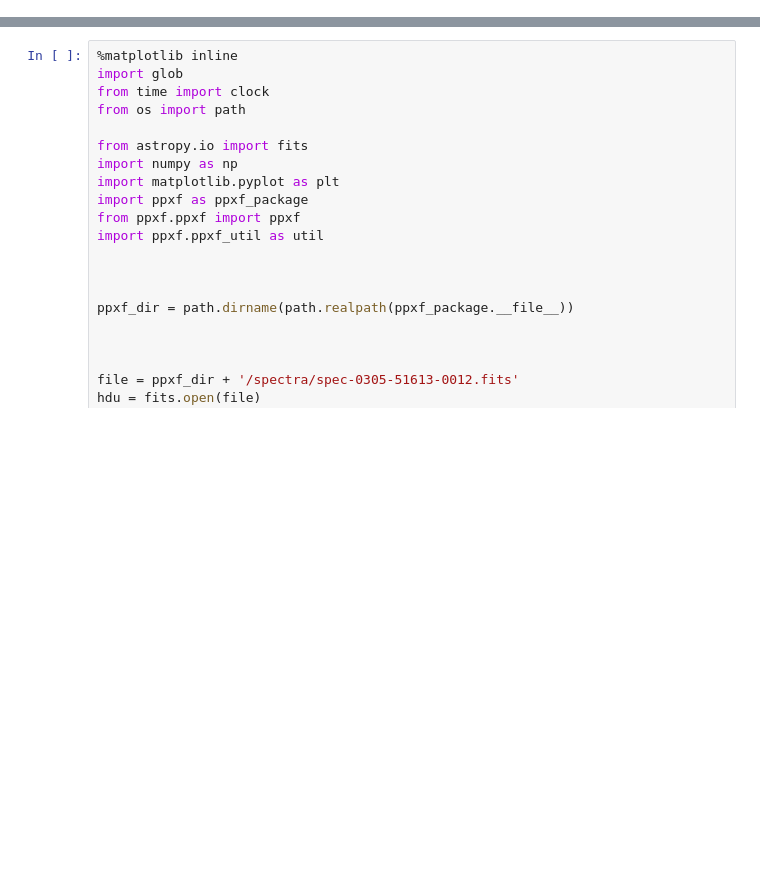
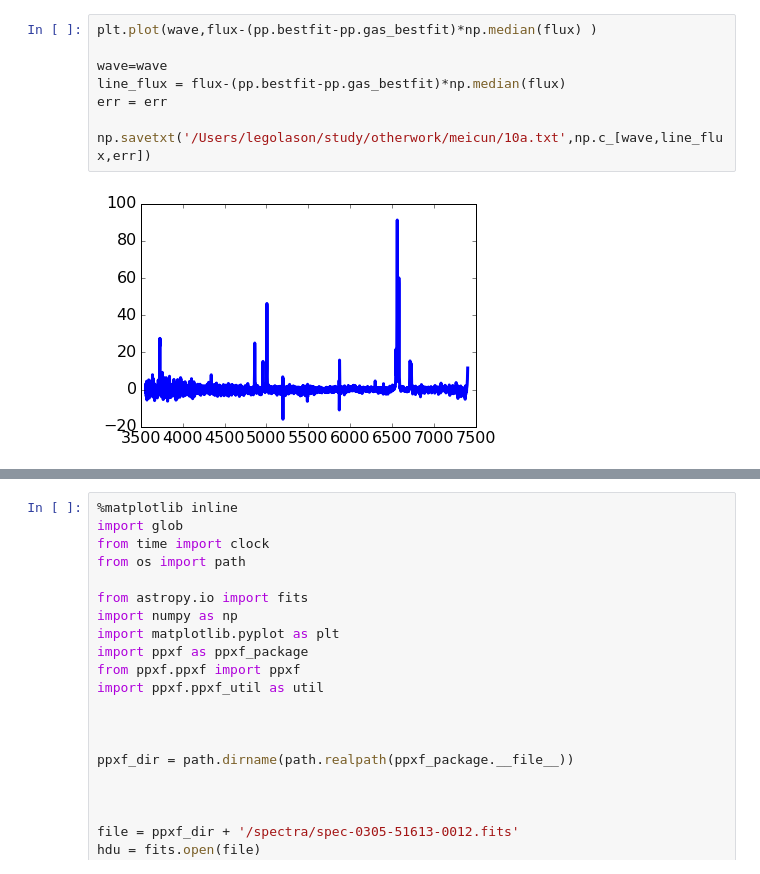
Before and after one commit to legolason/ppxf, a Jupyter notebook: ppxf.ipynb, the cells around one changed output, grey strips where cells are left out. Cells and saved outputs as stored; diff of their text form; blank space fills up the shorter version.

```diff
--- a/ppxf.ipynb
+++ b/ppxf.ipynb
@@ -263,0 +283,10 @@ M/L_r: 3.691
+# %%
+plt.plot(wave,flux-(pp.bestfit-pp.gas_bestfit)*np.median(flux) )
+
+wave=wave
+line_flux = flux-(pp.bestfit-pp.gas_bestfit)*np.median(flux)
+err = err
+
+np.savetxt('/Users/legolason/study/otherwork/meicun/10a.txt',np.c_[wave,line_flux,err])
+# %% [output]
+[figure, added]
```
Also changed, not shown: parts of 5 cells of this notebook.
